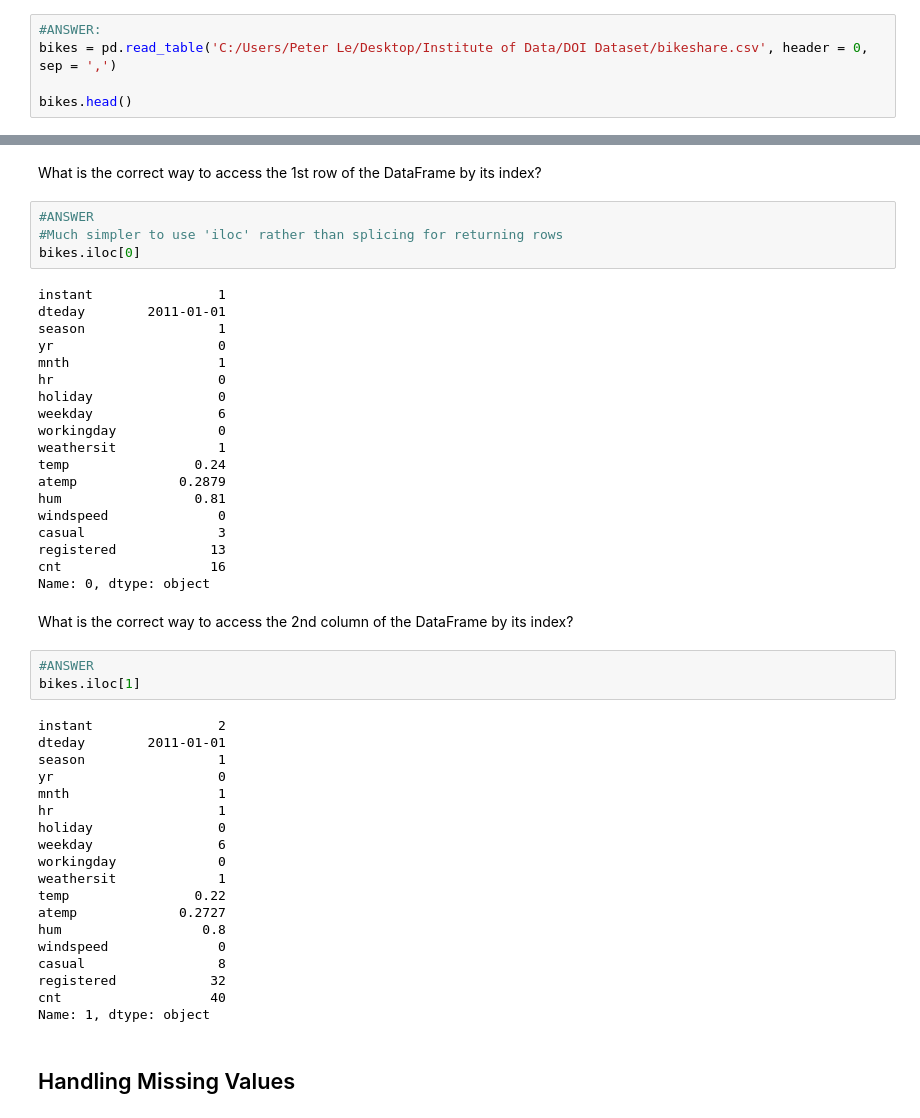
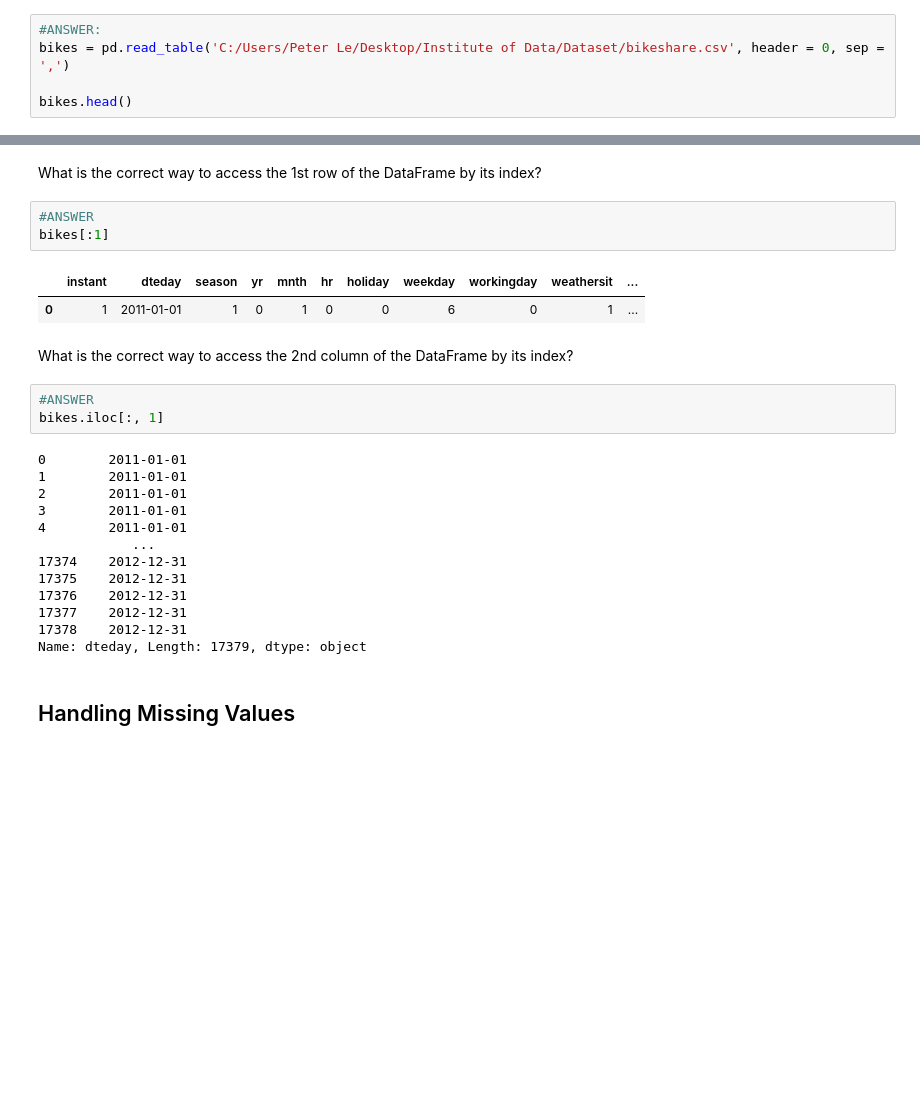
Before and after one commit to Peter-L20/Institute-of-Data, a Jupyter notebook: IOD_Labs/IOD_Lab 3.1.1.ipynb, the cells around one changed output, grey strips where cells are left out. Cells and saved outputs as stored; diff of their text form; blank space fills up the shorter version.

```diff
--- a/IOD_Labs/IOD_Lab 3.1.1.ipynb
+++ b/IOD_Labs/IOD_Lab 3.1.1.ipynb
@@ -52,7 +54,7 @@ ANSWER: Case 1 treats headings as just another data row. Case 2 treats the 1st d
 Load the file "bikeshare.csv" into a DataFrame named `bikes`, and confirm that it was loaded properly:
 # %%
 #ANSWER:
-bikes = pd.read_table('C:/Users/Peter Le/Desktop/Institute of Data/DOI Dataset/bikeshare.csv', header = 0, sep = ',')
+bikes = pd.read_table('C:/Users/Peter Le/Desktop/Institute of Data/Dataset/bikeshare.csv', header = 0, sep = ',')
 
 bikes.head()
 # %% [output]
@@ -273,53 +275,30 @@ bikes[[0]]
 KeyError: "None of [Int64Index([0], dtype='int64')] are in the [columns]"
 # %% [markdown]
 What is the correct way to access the 1st row of the DataFrame by its index?
-# %%
-#ANSWER
-#Much simpler to use 'iloc' rather than splicing for returning rows
-bikes.iloc[0]
-# %% [output]
-instant                1
-dteday        2011-01-01
-season                 1
-yr                     0
-mnth                   1
-hr                     0
-holiday                0
-weekday                6
-workingday             0
-weathersit             1
-temp                0.24
-atemp             0.2879
-hum                 0.81
-windspeed              0
-casual                 3
-registered            13
-cnt                   16
-Name: 0, dtype: object
+# %%
+#ANSWER
+bikes[:1]
+# %% [output]
+|  | instant | dteday | season | yr | mnth | hr | holiday | weekday | workingday | weathersit | ... |
+| 0 | 1 | 2011-01-01 | 1 | 0 | 1 | 0 | 0 | 6 | 0 | 1 | ... |
 # %% [markdown]
 What is the correct way to access the 2nd column of the DataFrame by its index?
 # %%
 #ANSWER
-bikes.iloc[1]
+bikes.iloc[:, 1]
 # %% [output]
-instant                2
-dteday        2011-01-01
-season                 1
-yr                     0
-mnth                   1
-hr                     1
-holiday                0
-weekday                6
-workingday             0
-weathersit             1
-temp                0.22
-atemp             0.2727
-hum                  0.8
-windspeed              0
-casual                 8
-registered            32
-cnt                   40
-Name: 1, dtype: object
+0        2011-01-01
+1        2011-01-01
+2        2011-01-01
+3        2011-01-01
+4        2011-01-01
+            ...
+17374    2012-12-31
+17375    2012-12-31
+17376    2012-12-31
+17377    2012-12-31
+17378    2012-12-31
+Name: dteday, Length: 17379, dtype: object
 # %% [markdown]
 ## Handling Missing Values
 # %% [markdown]
```
Also changed, not shown: parts of 34 cells of this notebook.
